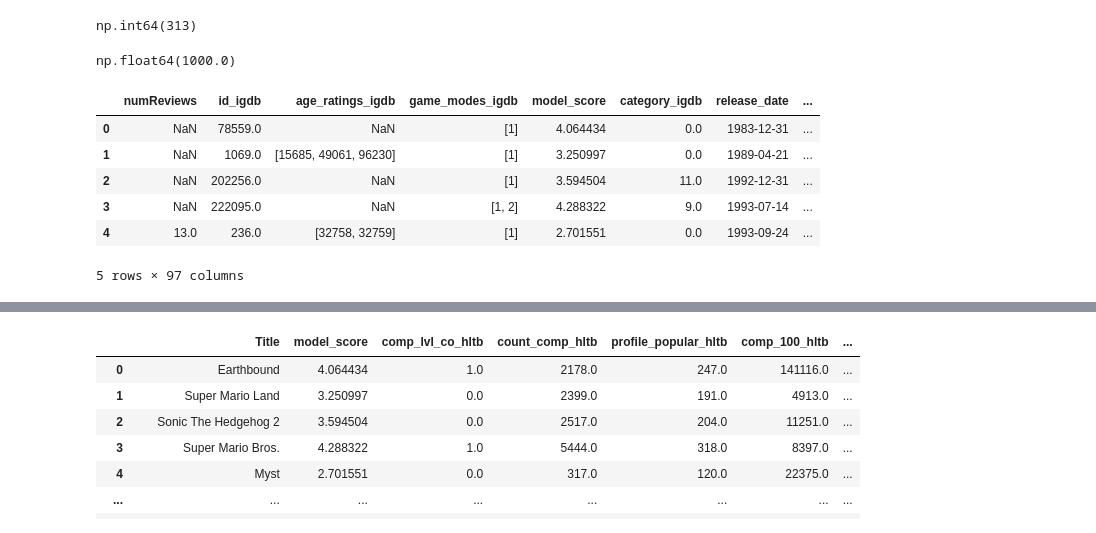
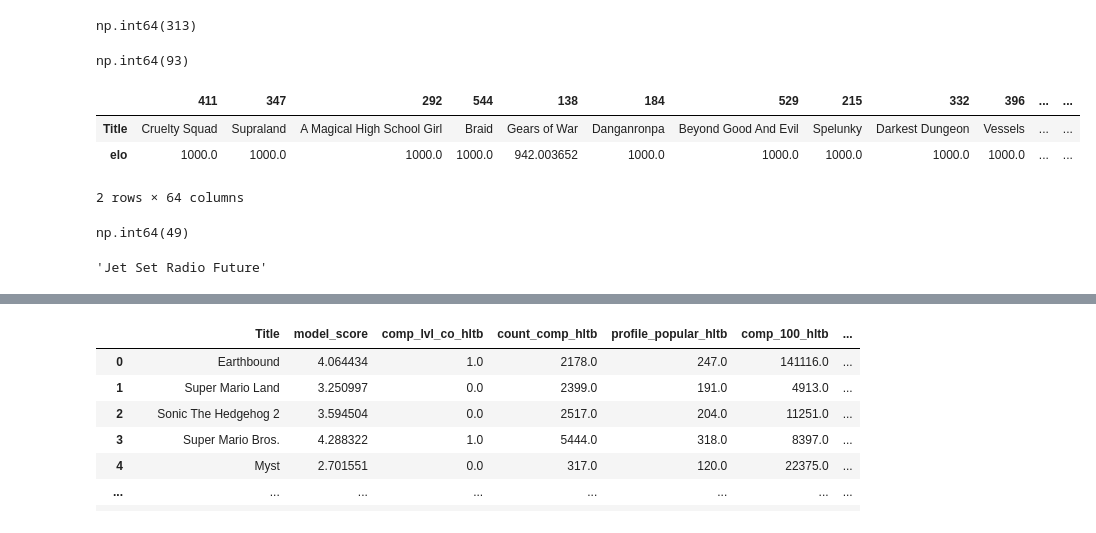
Before and after one commit to derekchance/derks-backlog, a Jupyter notebook: dashboard.ipynb, the cells around one changed output, grey strips where cells are left out. Drawn from its saved outputs; the diff is of its cells as text; code cells hidden in the pictures.

```diff
--- a/dashboard.ipynb
+++ b/dashboard.ipynb
@@ -23,4 +28,5 @@ Name: 576, dtype: object
 update_model_scores()
 # %%
 df = pd.read_csv('game_log.csv')
+df = df.loc[df.Finished == 1].copy()
 # %%
@@ -40,16 +98,22 @@ df.to_csv('game_log.csv', index=False)
 # %%
 game_a = df.Title.sample(n=1).iloc[0]
 # %%
-df.loc[df.Title == game_a, 'elo'].iloc[0]
+df.loc[:, ['Title', 'elo']].sample(n=2**8).elo.idxmax()
 # %% [output]
-np.float64(1000.0)
+np.int64(93)
 # %%
-df.head()
+competitors = df.loc[:, ['Title', 'elo']].sample(n=64).T
+competitors
 # %% [output]
-|  | numReviews | id_igdb | age_ratings_igdb | game_modes_igdb | model_score | category_igdb | release_date | ... |
-| 0 | NaN | 78559.0 | NaN | [1] | 4.064434 | 0.0 | 1983-12-31 | ... |
-| 1 | NaN | 1069.0 | [15685, 49061, 96230] | [1] | 3.250997 | 0.0 | 1989-04-21 | ... |
-| 2 | NaN | 202256.0 | NaN | [1] | 3.594504 | 11.0 | 1992-12-31 | ... |
-| 3 | NaN | 222095.0 | NaN | [1, 2] | 4.288322 | 9.0 | 1993-07-14 | ... |
-| 4 | 13.0 | 236.0 | [32758, 32759] | [1] | 2.701551 | 0.0 | 1993-09-24 | ... |
+|  | 411 | 347 | 292 | 544 | 138 | 184 | 529 | 215 | 332 | 396 | ... | ... |
+| Title | Cruelty Squad | Supraland | A Magical High School Girl | Braid | Gears of War | Danganronpa | Beyond Good And Evil | Spelunky | Darkest Dungeon | Vessels | ... | ... |
+| elo | 1000.0 | 1000.0 | 1000.0 | 1000.0 | 942.003652 | 1000.0 | 1000.0 | 1000.0 | 1000.0 | 1000.0 | ... | ... |
-5 rows × 97 columns
+2 rows × 64 columns
+# %%
+competitors.idxmax(axis=1).elo
+# %% [output]
+np.int64(49)
+# %%
+competitors.pop(competitors.idxmax(axis=1).elo).Title
+# %% [output]
+'Jet Set Radio Future'
```
Also changed, not shown: parts of 7 cells of this notebook, 4 other files.
